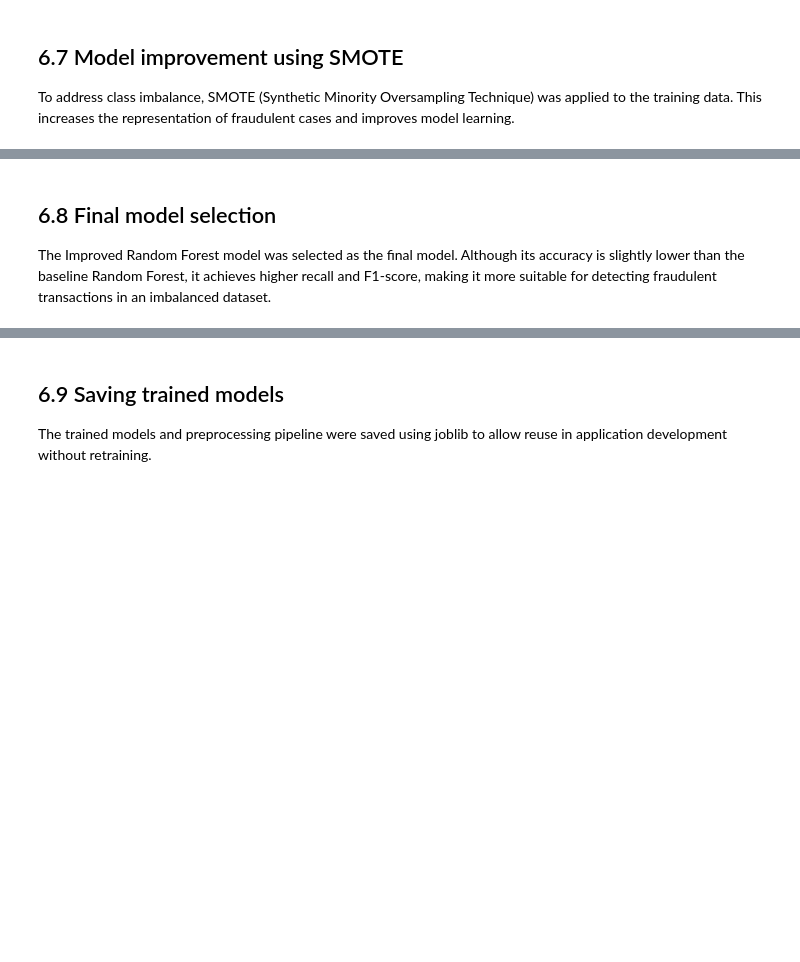
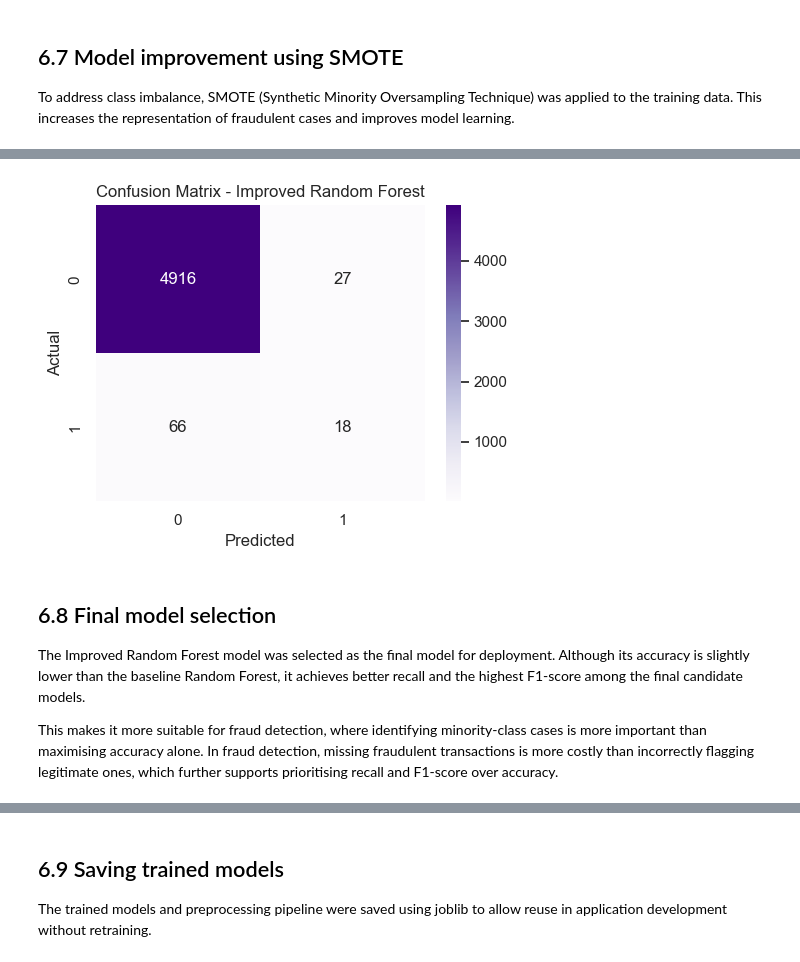
Before and after one commit to YaseenMunowwar/st20357375-CMP7005PRAC1-credit-card-fraud, a Jupyter notebook: notebooks/st20357375_CMP7005_PRAC1_Final.ipynb, the cells around one changed output, grey strips where cells are left out. Cells and saved outputs as stored; diff of their text form; code cells hidden in the pictures; blank space fills up the shorter version.

```diff
--- a/notebooks/st20357375_CMP7005_PRAC1_Final.ipynb
+++ b/notebooks/st20357375_CMP7005_PRAC1_Final.ipynb
@@ -703,4 +744,19 @@ pd.DataFrame(rf_improved_results, index=["Improved Random Forest"]).round(4)
+# %%
+cm_rf_improved = confusion_matrix(y_test, y_pred_rf_improved)
+
+plt.figure(figsize=(5, 4))
+sns.heatmap(cm_rf_improved, annot=True, fmt="d", cmap="Purples")
+plt.title("Confusion Matrix - Improved Random Forest")
+plt.xlabel("Predicted")
+plt.ylabel("Actual")
+plt.tight_layout()
+plt.savefig("../screenshots/task3_improved_rf_confusion_matrix.png", dpi=300, bbox_inches="tight")
+plt.show()
+# %% [output]
+[figure, added]
 # %% [markdown]
 ## 6.8 Final model selection
 
-The Improved Random Forest model was selected as the final model. Although its accuracy is slightly lower than the baseline Random Forest, it achieves higher recall and F1-score, making it more suitable for detecting fraudulent transactions in an imbalanced dataset.
+The Improved Random Forest model was selected as the final model for deployment. Although its accuracy is slightly lower than the baseline Random Forest, it achieves better recall and the highest F1-score among the final candidate models.
+
+This makes it more suitable for fraud detection, where identifying minority-class cases is more important than maximising accuracy alone. In fraud detection, missing fraudulent transactions is more costly than incorrectly flagging legitimate ones, which further supports prioritising recall and F1-score over accuracy.
```
Also changed, not shown: parts of 14 cells of this notebook, 15 other files.
